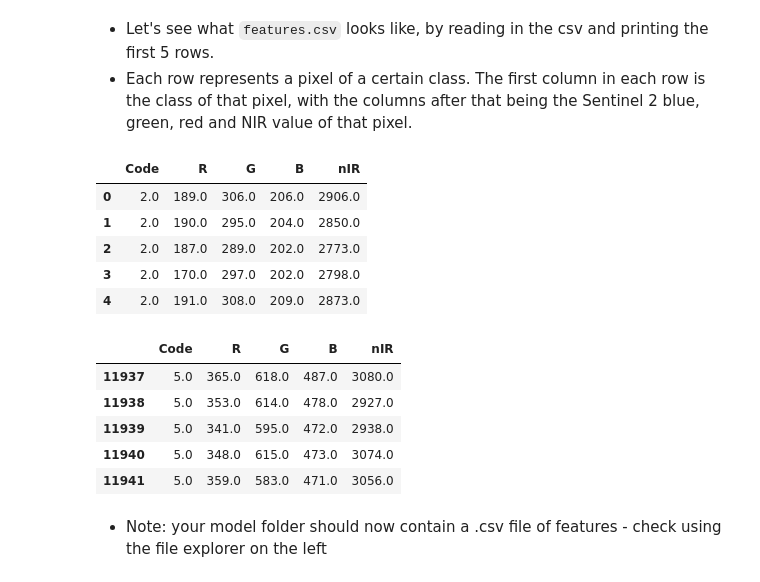
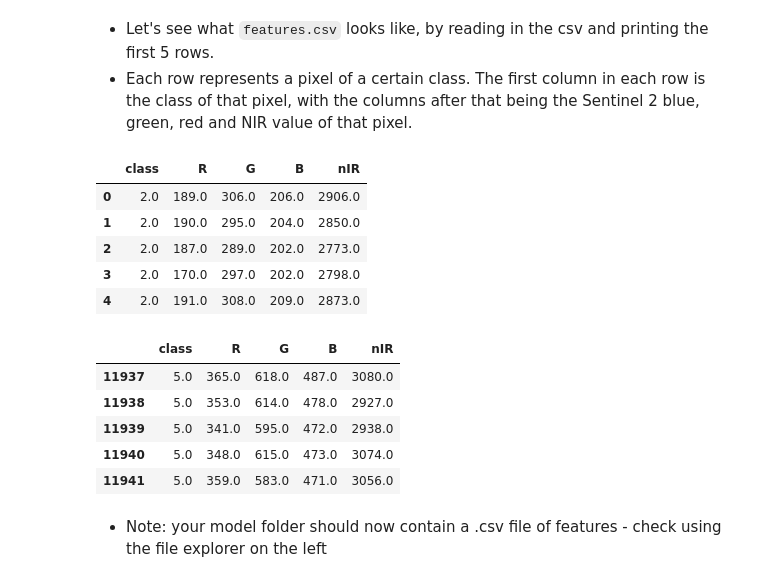
Before and after one commit to clcr/pyeo_1, a Jupyter notebook: notebooks/PyEO_1_sepal_model_training.ipynb, the cells around one changed output. Saved outputs shown, nothing was run; the diff lists cells and outputs as text; code cells hidden in the pictures.

```diff
--- a/notebooks/PyEO_1_sepal_model_training.ipynb
+++ b/notebooks/PyEO_1_sepal_model_training.ipynb
@@ -226,16 +224,16 @@ cls.extract_features_to_csv(in_ras_path=training_raster_path,
 # %%
 # declare out_path from previous cell as csv_path, to avoid confusion
 csv_path = out_path
 
 # read in our spectral signatures
 features = pd.read_csv(csv_path)
 
-features.columns = ["Code", "R", "G", "B", "nIR"]
+features.columns = ["class", "R", "G", "B", "nIR"]
 
 # prints the first 5 rows of features
 features.head(5)
 # %% [output]
-|  | Code | R | G | B | nIR |
+|  | class | R | G | B | nIR |
 | 0 | 2.0 | 189.0 | 306.0 | 206.0 | 2906.0 |
 | 1 | 2.0 | 190.0 | 295.0 | 204.0 | 2850.0 |
 | 2 | 2.0 | 187.0 | 289.0 | 202.0 | 2773.0 |
@@ -244,7 +242,7 @@ features.head(5)
 # %%
 features.tail(5)
 # %% [output]
-|  | Code | R | G | B | nIR |
+|  | class | R | G | B | nIR |
 | 11937 | 5.0 | 365.0 | 618.0 | 487.0 | 3080.0 |
 | 11938 | 5.0 | 353.0 | 614.0 | 478.0 | 2927.0 |
 | 11939 | 5.0 | 341.0 | 595.0 | 472.0 | 2938.0 |
```
Also changed, not shown: parts of 12 cells of this notebook, 4 other files.
